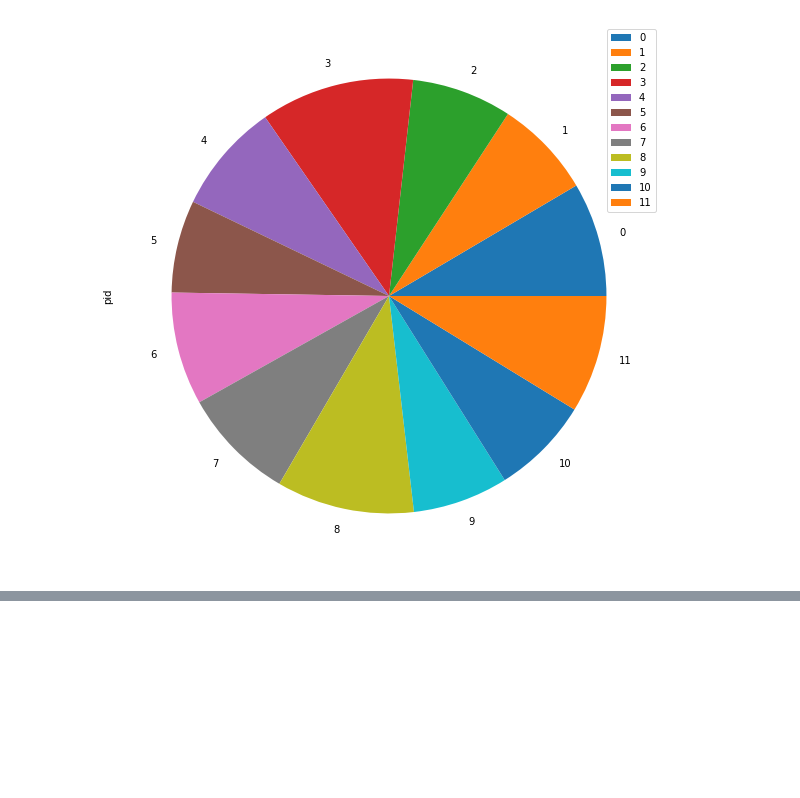
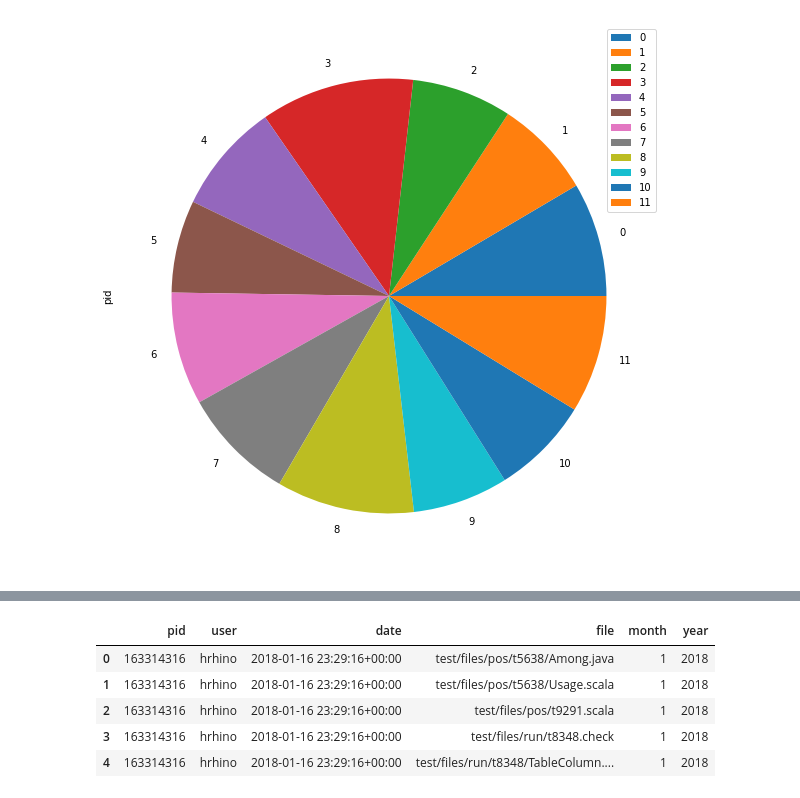
Before and after one commit to ZaidSultan10/dev_nation_student_EDA, a Jupyter notebook: lab_7_ids_2021_09_02-checkpoint.ipynb, the cells around one changed output, grey strips where cells are left out. Saved outputs shown, nothing was run; the diff lists cells and outputs as text; code cells hidden in the pictures; blank space fills up the shorter version.

```diff
--- a/lab_7_ids_2021_09_02-checkpoint.ipynb
+++ b/lab_7_ids_2021_09_02-checkpoint.ipynb
@@ -215,0 +248,9 @@ final_df['file'].head(10).reset_index()
+# %%
+final_df.head()
+# %% [output]
+|  | pid | user | date | file | month | year |
+| 0 | 163314316 | hrhino | 2018-01-16 23:29:16+00:00 | test/files/pos/t5638/Among.java | 1 | 2018 |
+| 1 | 163314316 | hrhino | 2018-01-16 23:29:16+00:00 | test/files/pos/t5638/Usage.scala | 1 | 2018 |
+| 2 | 163314316 | hrhino | 2018-01-16 23:29:16+00:00 | test/files/pos/t9291.scala | 1 | 2018 |
+| 3 | 163314316 | hrhino | 2018-01-16 23:29:16+00:00 | test/files/run/t8348.check | 1 | 2018 |
+| 4 | 163314316 | hrhino | 2018-01-16 23:29:16+00:00 | test/files/run/t8348/TableColumn.... | 1 | 2018 |
```
Also changed, not shown: parts of 16 cells of this notebook.
